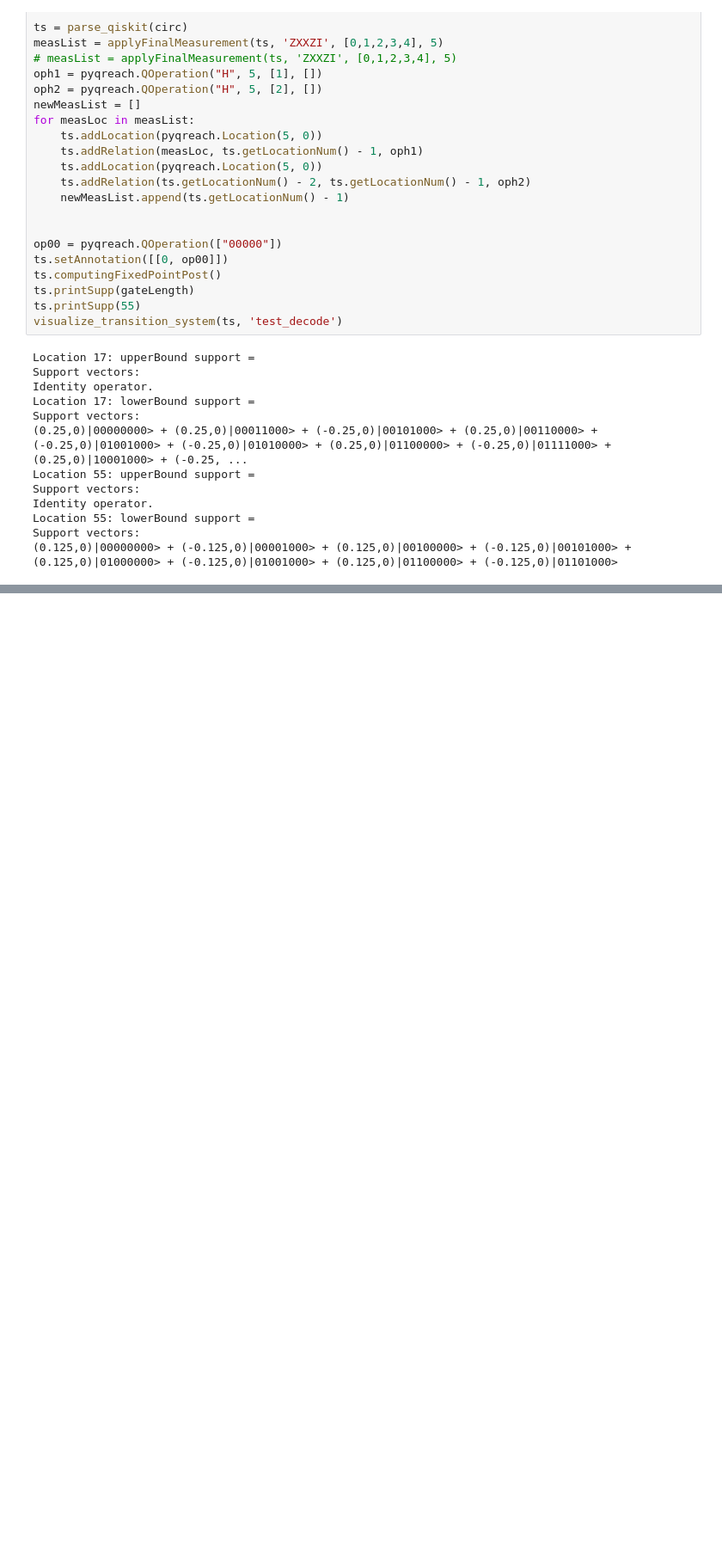
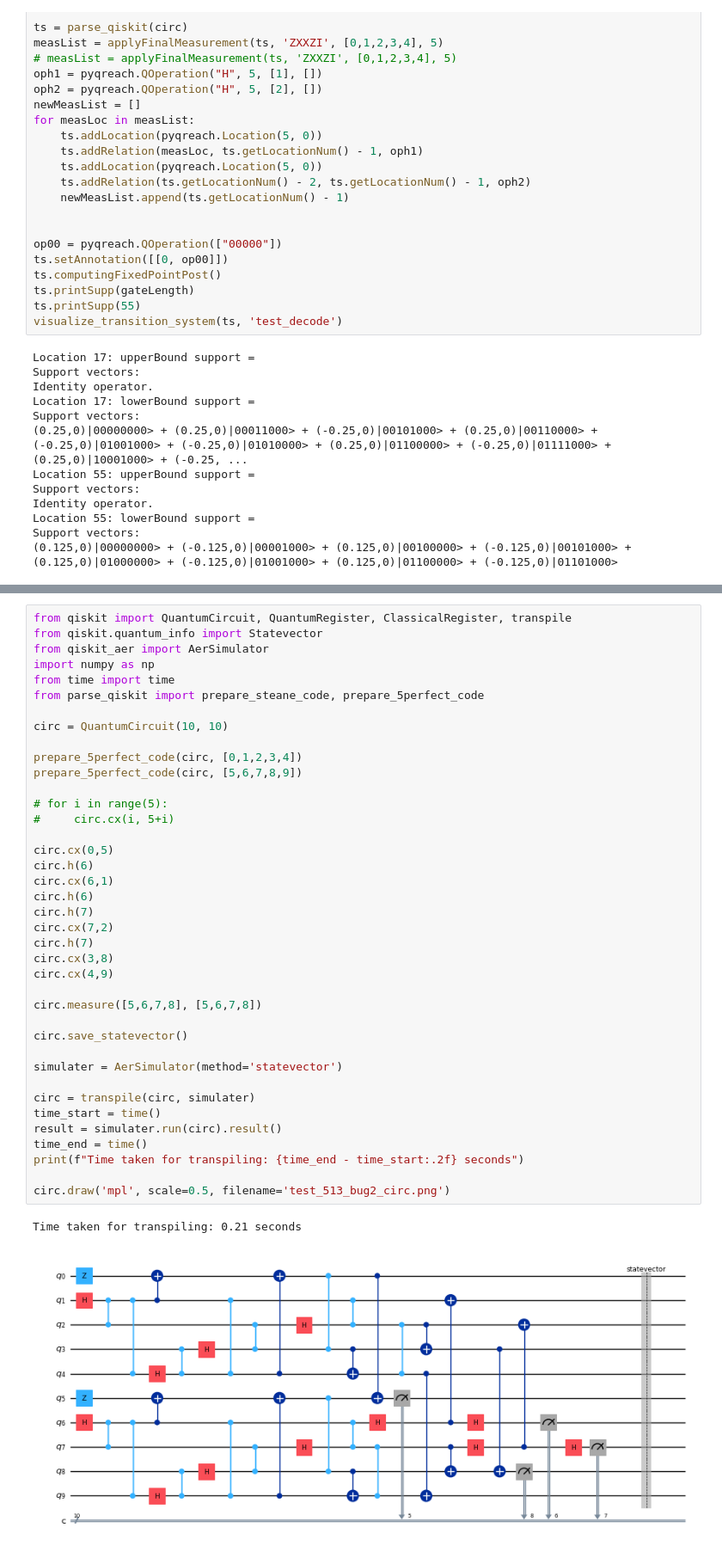
Before and after one commit to Acdimy/qreach-tools, a Jupyter notebook: python_pkg/test.ipynb, the cells around one changed output, grey strips where cells are left out. Shown: that part at 86% size. Drawn from its saved outputs; the diff is of its cells as text; blank space fills up the shorter version.

```diff
--- a/python_pkg/test.ipynb
+++ b/python_pkg/test.ipynb
@@ -118,0 +241,42 @@ Support vectors:
+# %%
+from qiskit import QuantumCircuit, QuantumRegister, ClassicalRegister, transpile
+from qiskit.quantum_info import Statevector
+from qiskit_aer import AerSimulator
+import numpy as np
+from time import time
+from parse_qiskit import prepare_steane_code, prepare_5perfect_code
+
+circ = QuantumCircuit(10, 10)
+
+prepare_5perfect_code(circ, [0,1,2,3,4])
+prepare_5perfect_code(circ, [5,6,7,8,9])
+
+# for i in range(5):
+#     circ.cx(i, 5+i)
+
+circ.cx(0,5)
+circ.h(6)
+circ.cx(6,1)
+circ.h(6)
+circ.h(7)
+circ.cx(7,2)
+circ.h(7)
+circ.cx(3,8)
+circ.cx(4,9)
+
+circ.measure([5,6,7,8], [5,6,7,8])
+
+circ.save_statevector()
+
+simulater = AerSimulator(method='statevector')
+
+circ = transpile(circ, simulater)
+time_start = time()
+result = simulater.run(circ).result()
+time_end = time()
+print(f"Time taken for transpiling: {time_end - time_start:.2f} seconds")
+
+circ.draw('mpl', scale=0.5, filename='test_513_bug2_circ.png')
+# %% [output]
+Time taken for transpiling: 0.21 seconds
+[figure, added]
```
Also changed, not shown: parts of 10 cells of this notebook, 8 other files.
